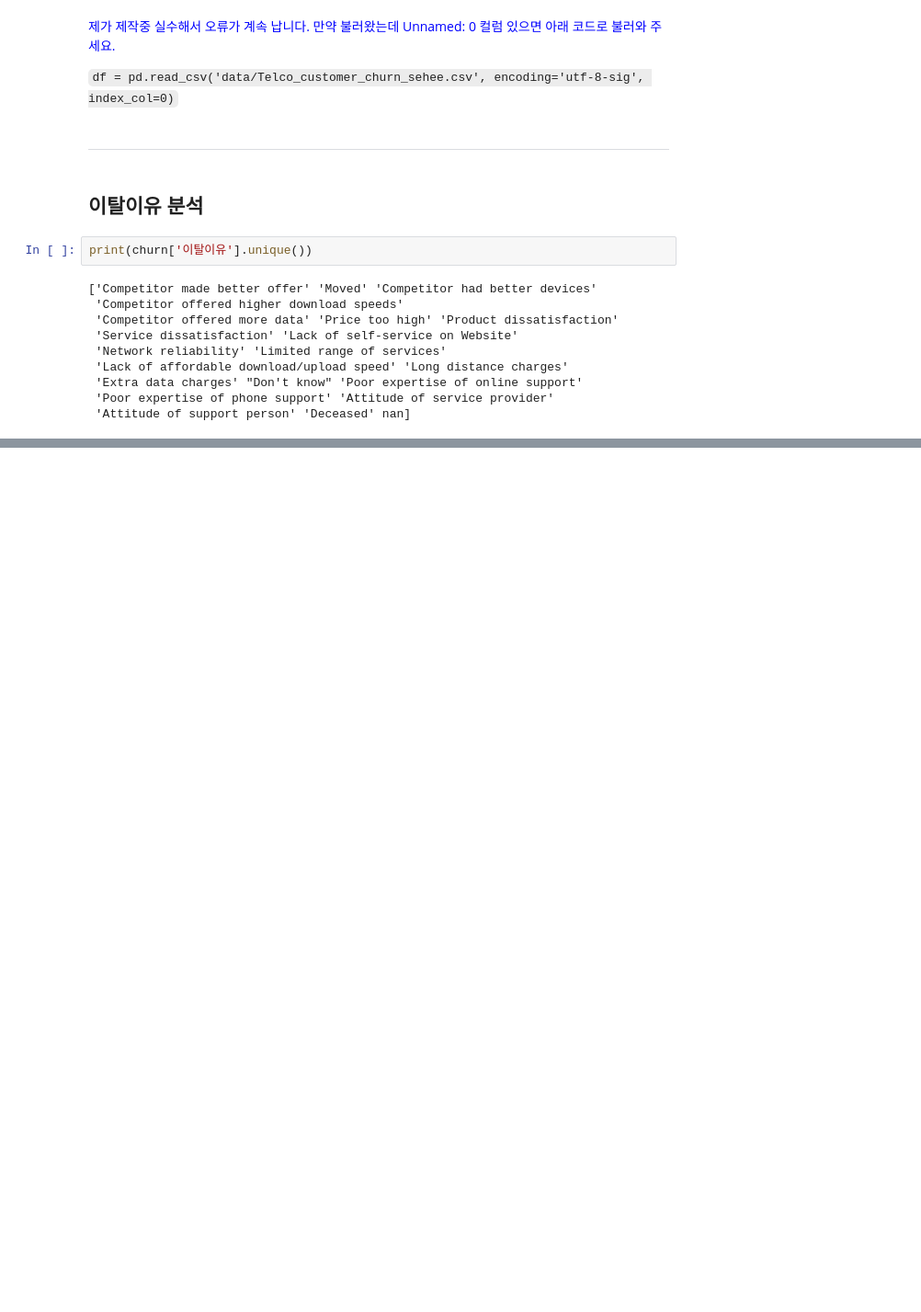
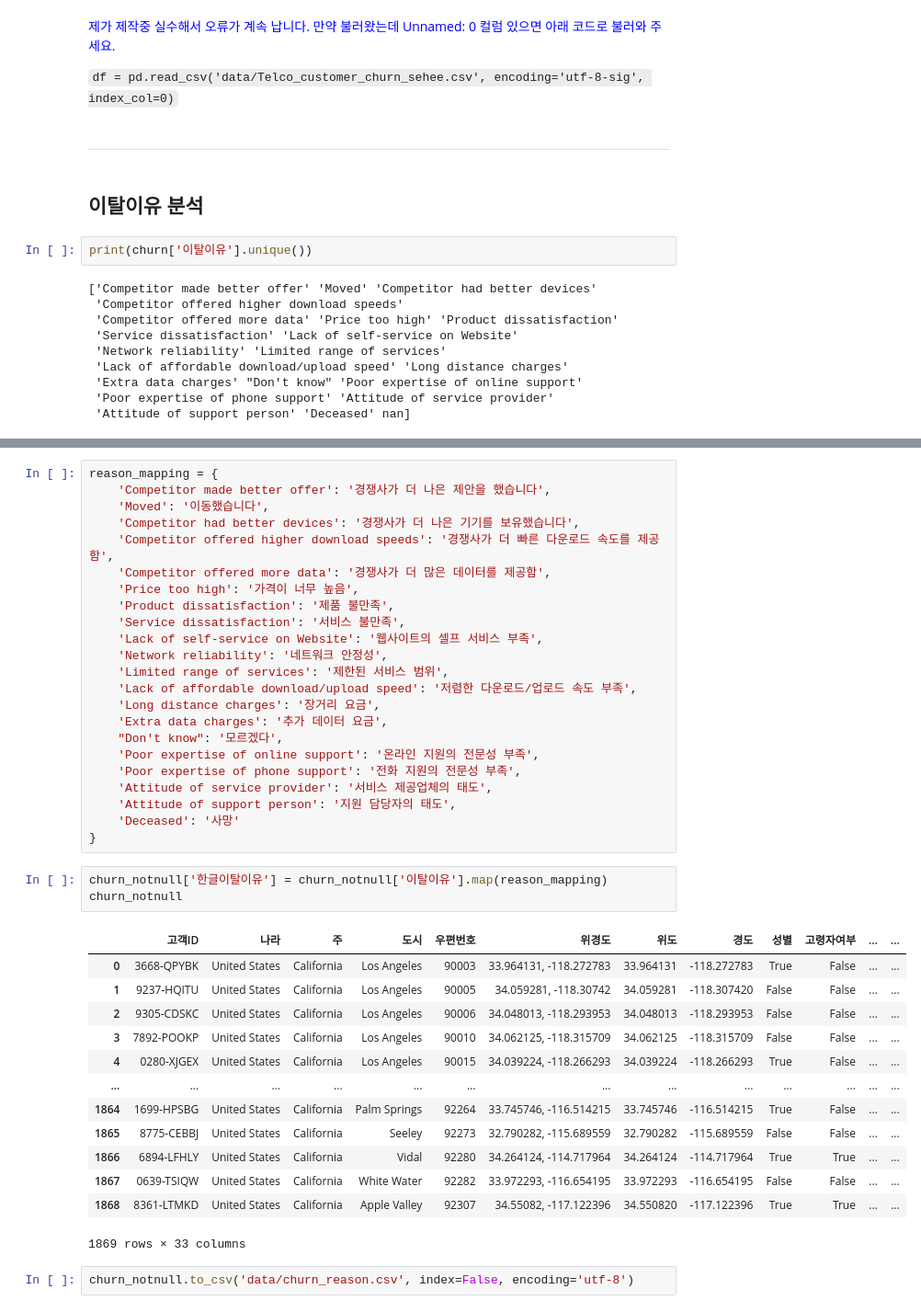
Before and after one commit to Blche/midproject_8, a Jupyter notebook: members/문세희/[전처리완료, 이탈이유분석중] New_Telco_customer_churn_문세희.ipynb, the cells around one changed output, grey strips where cells are left out. Shown at 92% size. Saved outputs shown, nothing was run; the diff lists cells and outputs as text; blank space fills up the shorter version.

```diff
--- a/members/문세희/[전처리완료] New_Telco_customer_churn_문세희.ipynb
+++ b/members/문세희/[전처리완료, 이탈이유분석중] New_Telco_customer_churn_문세희.ipynb
@@ -375,0 +393,42 @@ print(churn['이탈이유'].unique())
+# %%
+reason_mapping = {
+    'Competitor made better offer': '경쟁사가 더 나은 제안을 했습니다',
+    'Moved': '이동했습니다',
+    'Competitor had better devices': '경쟁사가 더 나은 기기를 보유했습니다',
+    'Competitor offered higher download speeds': '경쟁사가 더 빠른 다운로드 속도를 제공함',
+    'Competitor offered more data': '경쟁사가 더 많은 데이터를 제공함',
+    'Price too high': '가격이 너무 높음',
+    'Product dissatisfaction': '제품 불만족',
+    'Service dissatisfaction': '서비스 불만족',
+    'Lack of self-service on Website': '웹사이트의 셀프 서비스 부족',
+    'Network reliability': '네트워크 안정성',
+    'Limited range of services': '제한된 서비스 범위',
+    'Lack of affordable download/upload speed': '저렴한 다운로드/업로드 속도 부족',
+    'Long distance charges': '장거리 요금',
+    'Extra data charges': '추가 데이터 요금',
+    "Don't know": '모르겠다',
+    'Poor expertise of online support': '온라인 지원의 전문성 부족',
+    'Poor expertise of phone support': '전화 지원의 전문성 부족',
+    'Attitude of service provider': '서비스 제공업체의 태도',
+    'Attitude of support person': '지원 담당자의 태도',
+    'Deceased': '사망'
+}
+# %%
+churn_notnull['한글이탈이유'] = churn_notnull['이탈이유'].map(reason_mapping)
+churn_notnull
+# %% [output]
+|  | 고객ID | 나라 | 주 | 도시 | 우편번호 | 위경도 | 위도 | 경도 | 성별 | 고령자여부 | ... | ... |
+| 0 | 3668-QPYBK | United States | California | Los Angeles | 90003 | 33.964131, -118.272783 | 33.964131 | -118.272783 | True | False | ... | ... |
+| 1 | 9237-HQITU | United States | California | Los Angeles | 90005 | 34.059281, -118.30742 | 34.059281 | -118.307420 | False | False | ... | ... |
+| 2 | 9305-CDSKC | United States | California | Los Angeles | 90006 | 34.048013, -118.293953 | 34.048013 | -118.293953 | False | False | ... | ... |
+| 3 | 7892-POOKP | United States | California | Los Angeles | 90010 | 34.062125, -118.315709 | 34.062125 | -118.315709 | False | False | ... | ... |
+| 4 | 0280-XJGEX | United States | California | Los Angeles | 90015 | 34.039224, -118.266293 | 34.039224 | -118.266293 | True | False | ... | ... |
+| ... | ... | ... | ... | ... | ... | ... | ... | ... | ... | ... | ... | ... |
+| 1864 | 1699-HPSBG | United States | California | Palm Springs | 92264 | 33.745746, -116.514215 | 33.745746 | -116.514215 | True | False | ... | ... |
+| 1865 | 8775-CEBBJ | United States | California | Seeley | 92273 | 32.790282, -115.689559 | 32.790282 | -115.689559 | False | False | ... | ... |
+| 1866 | 6894-LFHLY | United States | California | Vidal | 92280 | 34.264124, -114.717964 | 34.264124 | -114.717964 | True | True | ... | ... |
+| 1867 | 0639-TSIQW | United States | California | White Water | 92282 | 33.972293, -116.654195 | 33.972293 | -116.654195 | False | False | ... | ... |
+| 1868 | 8361-LTMKD | United States | California | Apple Valley | 92307 | 34.55082, -117.122396 | 34.550820 | -117.122396 | True | True | ... | ... |
+1869 rows × 33 columns
+# %%
+churn_notnull.to_csv('data/churn_reason.csv', index=False, encoding='utf-8')
```
Also changed, not shown: parts of 4 cells of this notebook, 1 other file.
